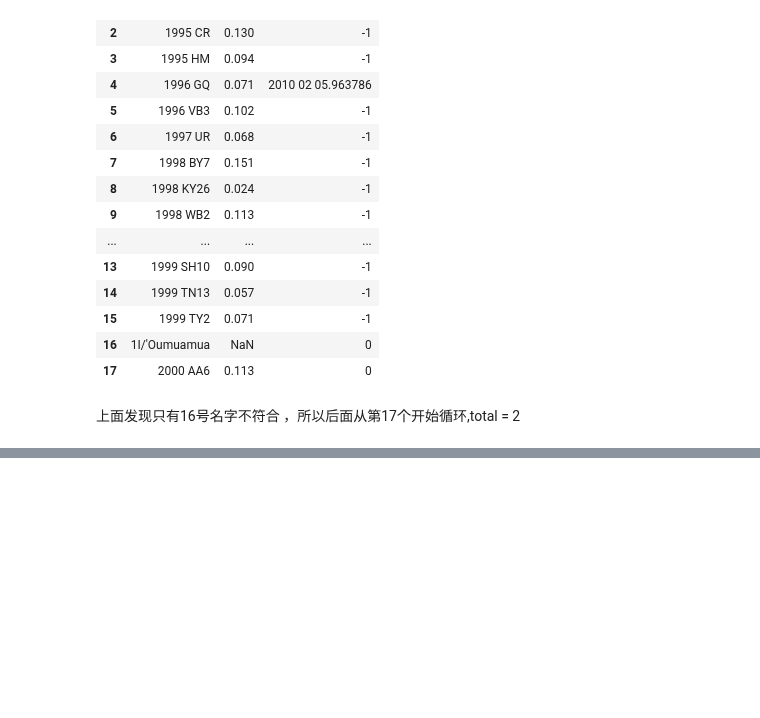
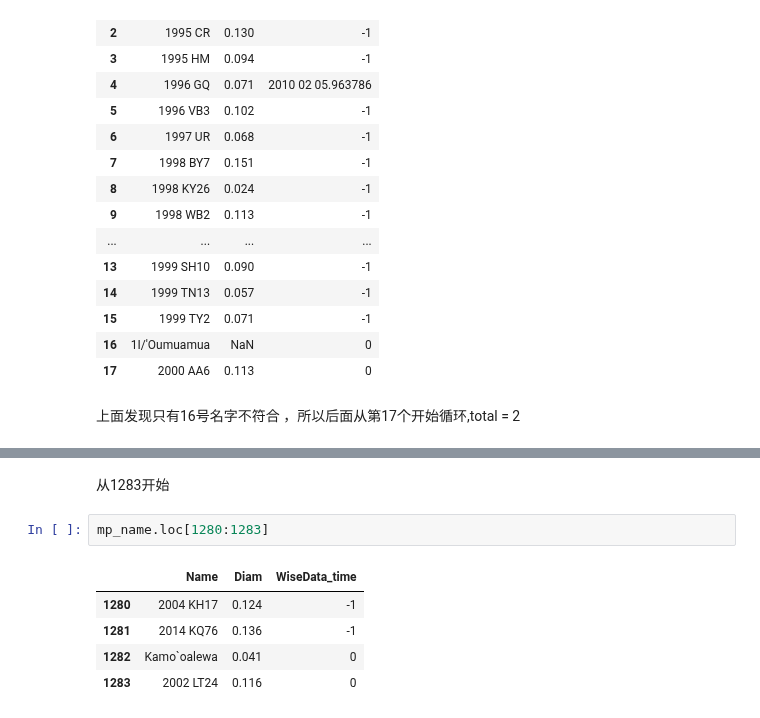
Before and after one commit to AstroHHQ/learngit, a Jupyter notebook: iausearch.ipynb, the cells around one changed output, grey strips where cells are left out. Saved outputs shown, nothing was run; the diff lists cells and outputs as text; blank space fills up the shorter version.

```diff
--- a/iausearch.ipynb
+++ b/iausearch.ipynb
@@ -125,0 +192,10 @@ mp_name
+# %% [markdown]
+从1283开始
+# %%
+mp_name.loc[1280:1283]
+# %% [output]
+|  | Name | Diam | WiseData_time |
+| 1280 | 2004 KH17 | 0.124 | -1 |
+| 1281 | 2014 KQ76 | 0.136 | -1 |
+| 1282 | Kamo`oalewa | 0.041 | 0 |
+| 1283 | 2002 LT24 | 0.116 | 0 |
```
Also changed, not shown: parts of 9 cells of this notebook, 1 other file.
